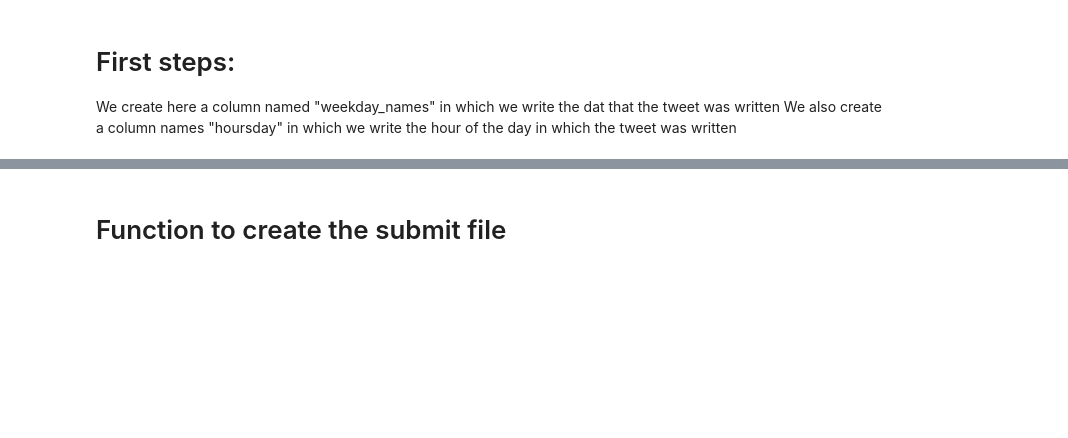
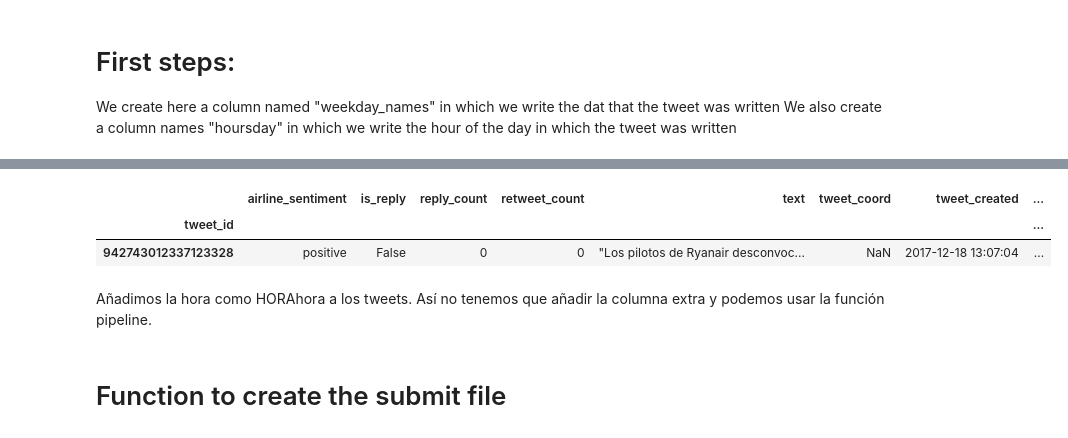
Before and after one commit to alfredcas/Feelings, a Jupyter notebook: NB_model_and_prediction.ipynb, the cells around one changed output, grey strips where cells are left out. Cells and saved outputs as stored; diff of their text form; code cells hidden in the pictures; blank space fills up the shorter version.

```diff
--- a/NB_model_and_prediction.ipynb
+++ b/NB_model_and_prediction.ipynb
@@ -23,7 +23,7 @@ import datetime
 import re
 import random
 # %%
-df = pd.read_csv('tweets_public.csv', encoding='utf-16', index_col='tweet_id', sep=',')
+df = pd.read_csv('tweets_public2.csv', encoding='utf-16', index_col='tweet_id', sep=',')
 df.columns.tolist()
 # %% [output]
 ['airline_sentiment',
@@ -87,0 +65,8 @@ See the caveats in the documentation: http://pandas.pydata.org/pandas-docs/stabl
+# %%
+df.head(1)
+# %% [output]
+|  | airline_sentiment | is_reply | reply_count | retweet_count | text | tweet_coord | tweet_created | ... |
+| tweet_id |  |  |  |  |  |  |  | ... |
+| 942743012337123328 | positive | False | 0 | 0 | "Los pilotos de Ryanair desconvoc... | NaN | 2017-12-18 13:07:04 | ... |
+# %% [markdown]
+Añadimos la hora como HORAhora a los tweets. Así no tenemos que añadir la columna extra y podemos usar la función pipeline.
```
Also changed, not shown: parts of 17 cells of this notebook.
